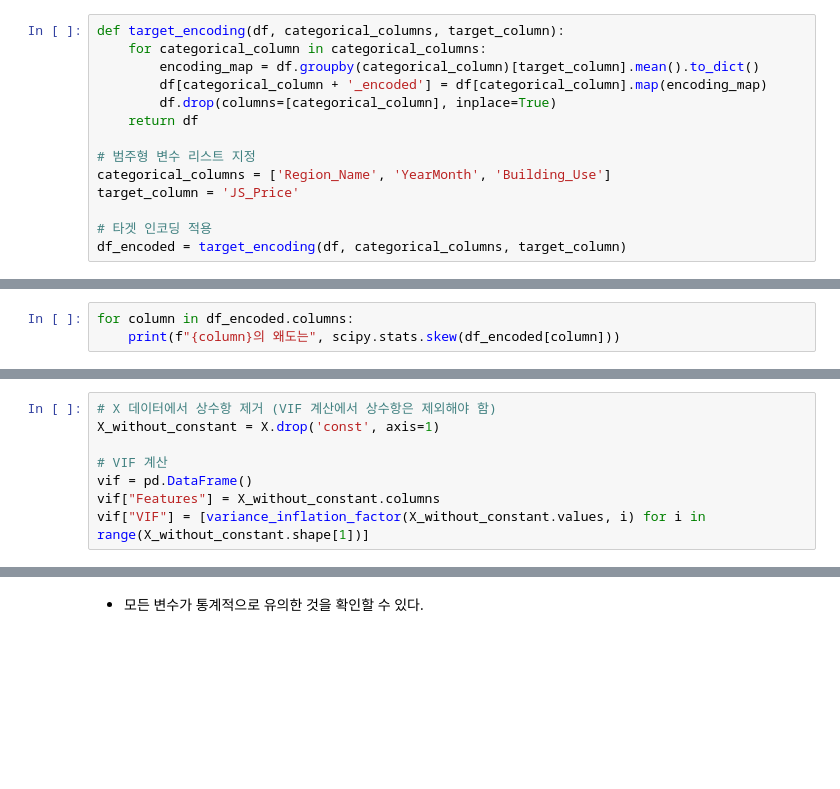
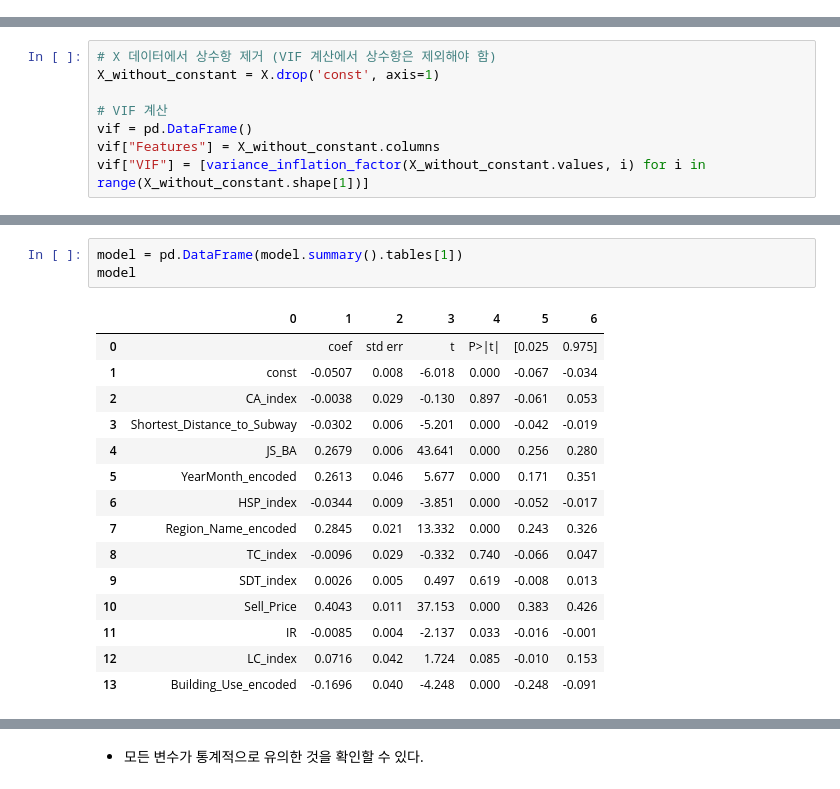
Before and after one commit to HSYhrae/team3_semi_project, a Jupyter notebook: Regression_analysis.ipynb, the cells around one changed output, grey strips where cells are left out. Saved outputs shown, nothing was run; the diff lists cells and outputs as text; blank space fills up the shorter version.

```diff
--- a/Regression_analysis.ipynb
+++ b/Regression_analysis.ipynb
@@ -172,14 +140,0 @@ df[numeric_columns] = scaler.fit_transform(df[numeric_columns])
-# %%
-def target_encoding(df, categorical_columns, target_column):
-    for categorical_column in categorical_columns:
-        encoding_map = df.groupby(categorical_column)[target_column].mean().to_dict()
-        df[categorical_column + '_encoded'] = df[categorical_column].map(encoding_map)
-        df.drop(columns=[categorical_column], inplace=True)
-    return df
-
-# 범주형 변수 리스트 지정
-categorical_columns = ['Region_Name', 'YearMonth', 'Building_Use']
-target_column = 'JS_Price'
-
-# 타겟 인코딩 적용
-df_encoded = target_encoding(df, categorical_columns, target_column)
@@ -279,3 +140,0 @@ plt.show()
-# %%
-for column in df_encoded.columns:
-    print(f"{column}의 왜도는", scipy.stats.skew(df_encoded[column]))
@@ -389,0 +253,19 @@ vif.sort_values(by='VIF', ascending=False)
+# %%
+model = pd.DataFrame(model.summary().tables[1])
+model
+# %% [output]
+|  | 0 | 1 | 2 | 3 | 4 | 5 | 6 |
+| 0 |  | coef | std err | t | P>|t| | [0.025 | 0.975] |
+| 1 | const | -0.0507 | 0.008 | -6.018 | 0.000 | -0.067 | -0.034 |
+| 2 | CA_index | -0.0038 | 0.029 | -0.130 | 0.897 | -0.061 | 0.053 |
+| 3 | Shortest_Distance_to_Subway | -0.0302 | 0.006 | -5.201 | 0.000 | -0.042 | -0.019 |
+| 4 | JS_BA | 0.2679 | 0.006 | 43.641 | 0.000 | 0.256 | 0.280 |
+| 5 | YearMonth_encoded | 0.2613 | 0.046 | 5.677 | 0.000 | 0.171 | 0.351 |
+| 6 | HSP_index | -0.0344 | 0.009 | -3.851 | 0.000 | -0.052 | -0.017 |
+| 7 | Region_Name_encoded | 0.2845 | 0.021 | 13.332 | 0.000 | 0.243 | 0.326 |
+| 8 | TC_index | -0.0096 | 0.029 | -0.332 | 0.740 | -0.066 | 0.047 |
+| 9 | SDT_index | 0.0026 | 0.005 | 0.497 | 0.619 | -0.008 | 0.013 |
+| 10 | Sell_Price | 0.4043 | 0.011 | 37.153 | 0.000 | 0.383 | 0.426 |
+| 11 | IR | -0.0085 | 0.004 | -2.137 | 0.033 | -0.016 | -0.001 |
+| 12 | LC_index | 0.0716 | 0.042 | 1.724 | 0.085 | -0.010 | 0.153 |
+| 13 | Building_Use_encoded | -0.1696 | 0.040 | -4.248 | 0.000 | -0.248 | -0.091 |
```
Also changed, not shown: parts of 44 cells of this notebook, 7 other files.
